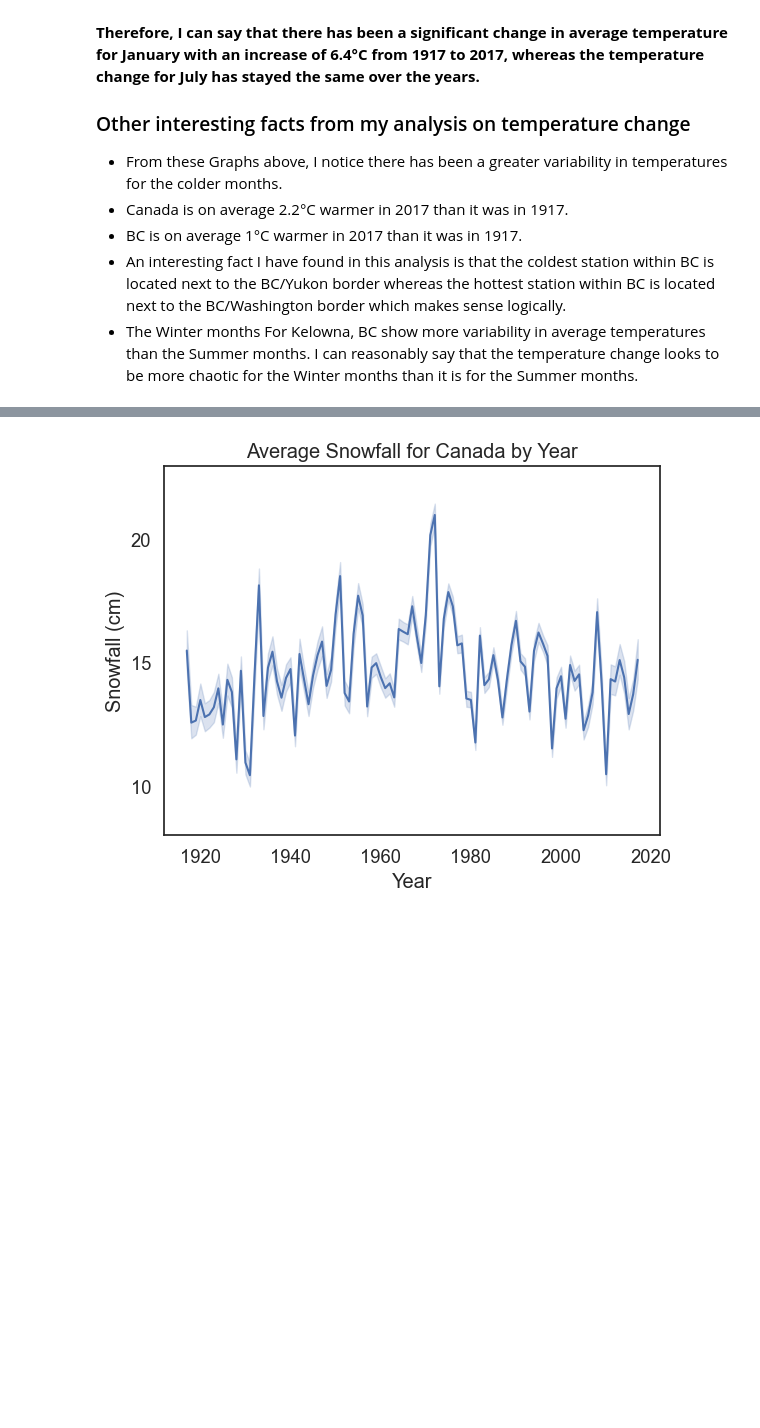
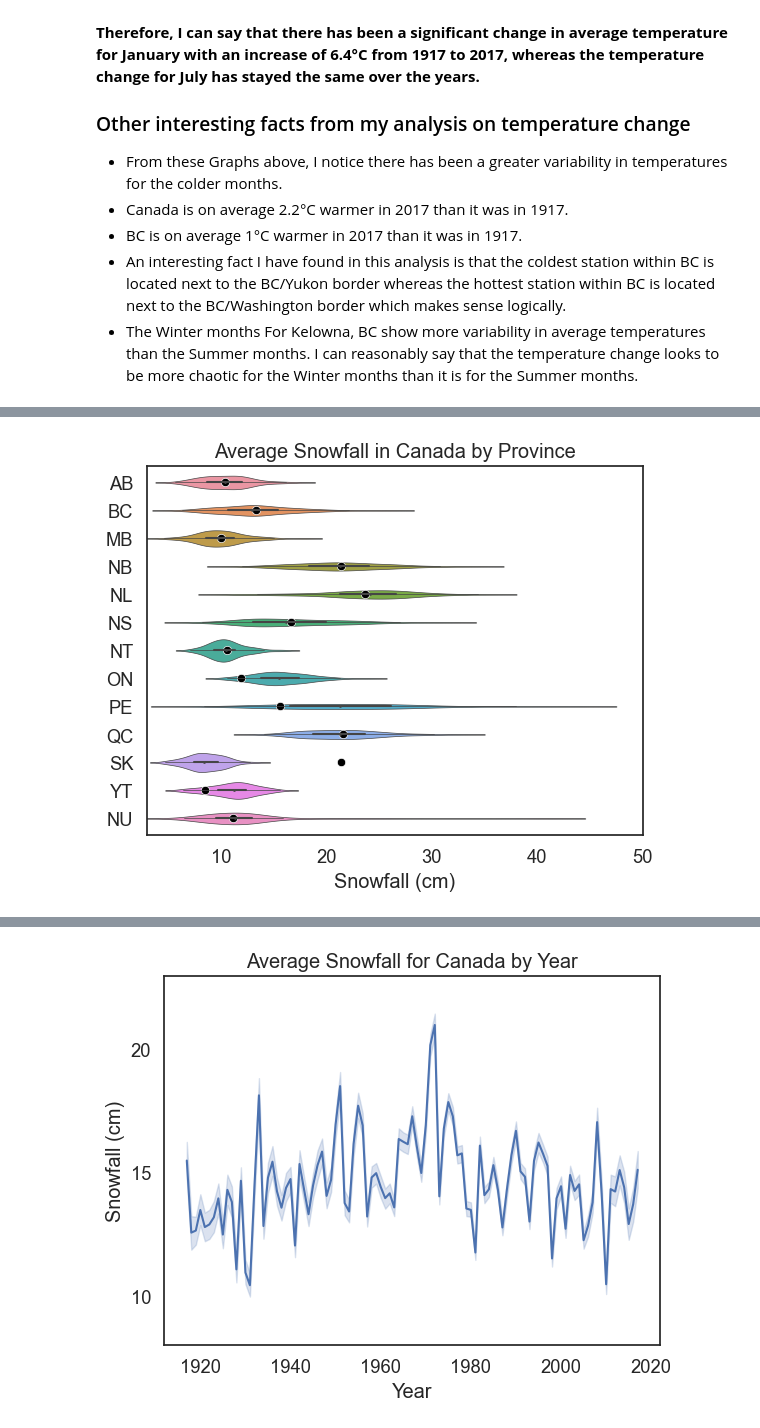
Before and after one commit to ubco-W2022T2-data301/project-group33, a Jupyter notebook: analysis/analysis3.ipynb, the cells around one changed output, grey strips where cells are left out. Drawn from its saved outputs; the diff is of its cells as text; code cells hidden in the pictures; blank space fills up the shorter version.

Commit message:
Chnages to analyis 3 and adding images for report

```diff
--- a/analysis/analysis3.ipynb
+++ b/analysis/analysis3.ipynb
@@ -606,0 +649,4 @@ Kelownadata[Kelownadata['Tm'] < -12]
+# %%
+CanadaSnowfall = Canada_Data.groupby(['Year', 'Prov']).mean().reset_index()
+MeanSnow = CanadaSnowfall.groupby('Prov').mean().reset_index()
+MeanSnow
@@ -606,0 +668,11 @@ Kelownadata[Kelownadata['Tm'] < -12]
+# %%
+sns.violinplot(data=CanadaSnowfall, x='S', y='Prov', linewidth=0.5)
+sns.scatterplot(data=MeanSnow, x='S', y='Prov', color='black')
+plt.ylabel("")
+plt.xlabel('Snowfall (cm)')
+plt.title('Average Snowfall in Canada by Province')
+sns.color_palette("colorblind")
+plt.xlim(right=50)
+plt.show()
+# %% [output]
+[figure, added]
```
Also changed, not shown: parts of 19 cells of this notebook, 5 other files.
